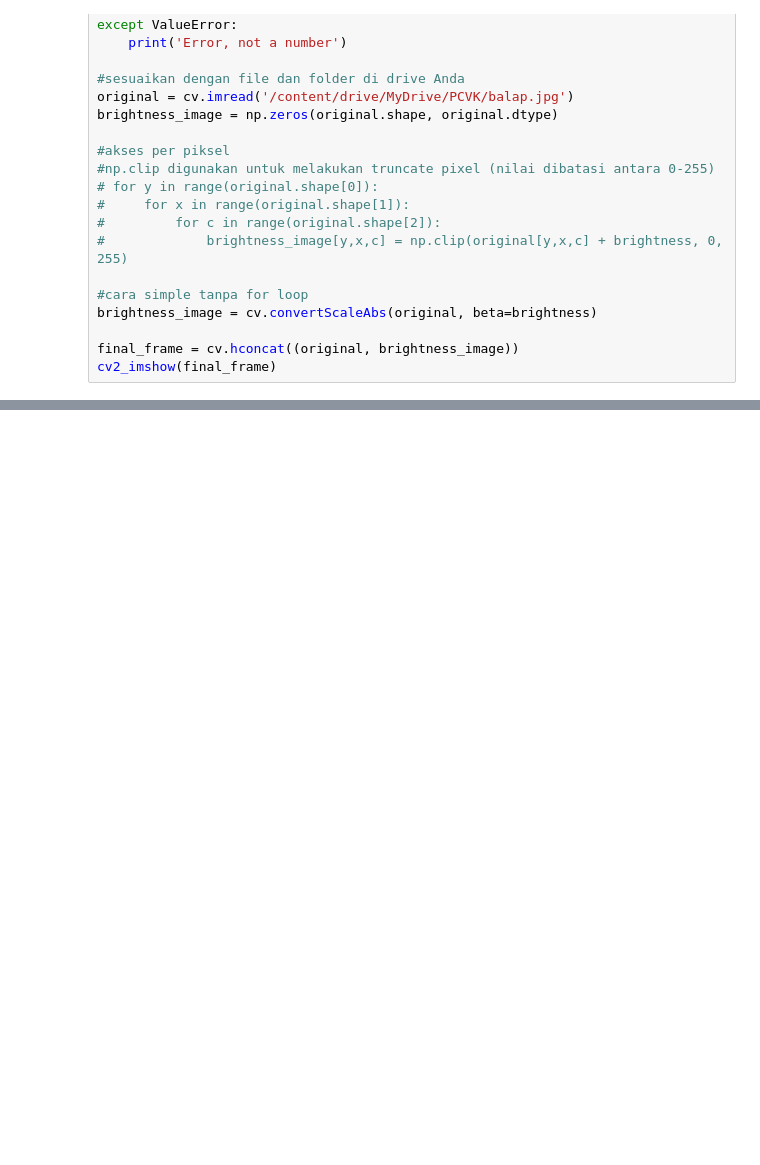
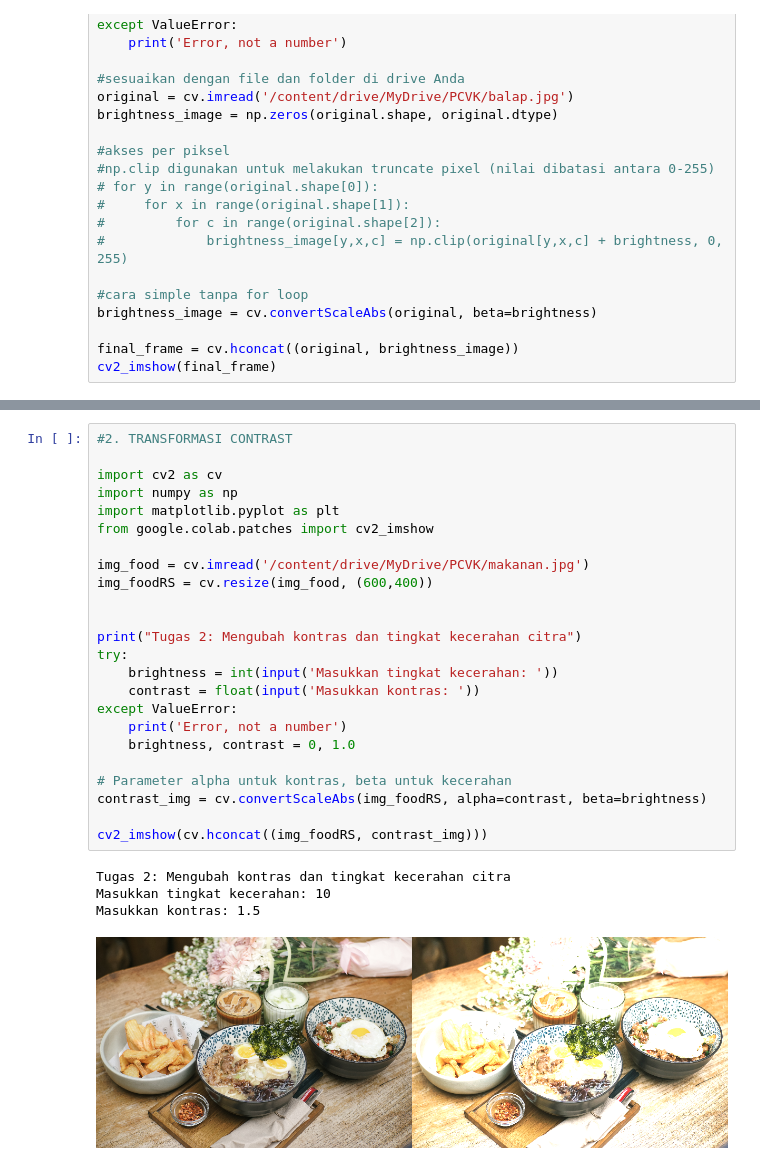
Before and after one commit to dnanaat/PCVK_Genap_2026, a Jupyter notebook: Week3.ipynb, the cells around one changed output, grey strips where cells are left out. Drawn from its saved outputs; the diff is of its cells as text; blank space fills up the shorter version.

```diff
--- a/Week3.ipynb
+++ b/Week3.ipynb
@@ -33,0 +52,29 @@ cv2_imshow(final_frame)
+# %%
+#2. TRANSFORMASI CONTRAST
+
+import cv2 as cv
+import numpy as np
+import matplotlib.pyplot as plt
+from google.colab.patches import cv2_imshow
+
+img_food = cv.imread('/content/drive/MyDrive/PCVK/makanan.jpg')
+img_foodRS = cv.resize(img_food, (600,400))
+
+
+print("Tugas 2: Mengubah kontras dan tingkat kecerahan citra")
+try:
+    brightness = int(input('Masukkan tingkat kecerahan: '))
+    contrast = float(input('Masukkan kontras: '))
+except ValueError:
+    print('Error, not a number')
+    brightness, contrast = 0, 1.0
+
+# Parameter alpha untuk kontras, beta untuk kecerahan
+contrast_img = cv.convertScaleAbs(img_foodRS, alpha=contrast, beta=brightness)
+
+cv2_imshow(cv.hconcat((img_foodRS, contrast_img)))
+# %% [output]
+Tugas 2: Mengubah kontras dan tingkat kecerahan citra
+Masukkan tingkat kecerahan: 10
+Masukkan kontras: 1.5
+[figure, added]
```
Also changed, not shown: parts of 10 cells of this notebook.
